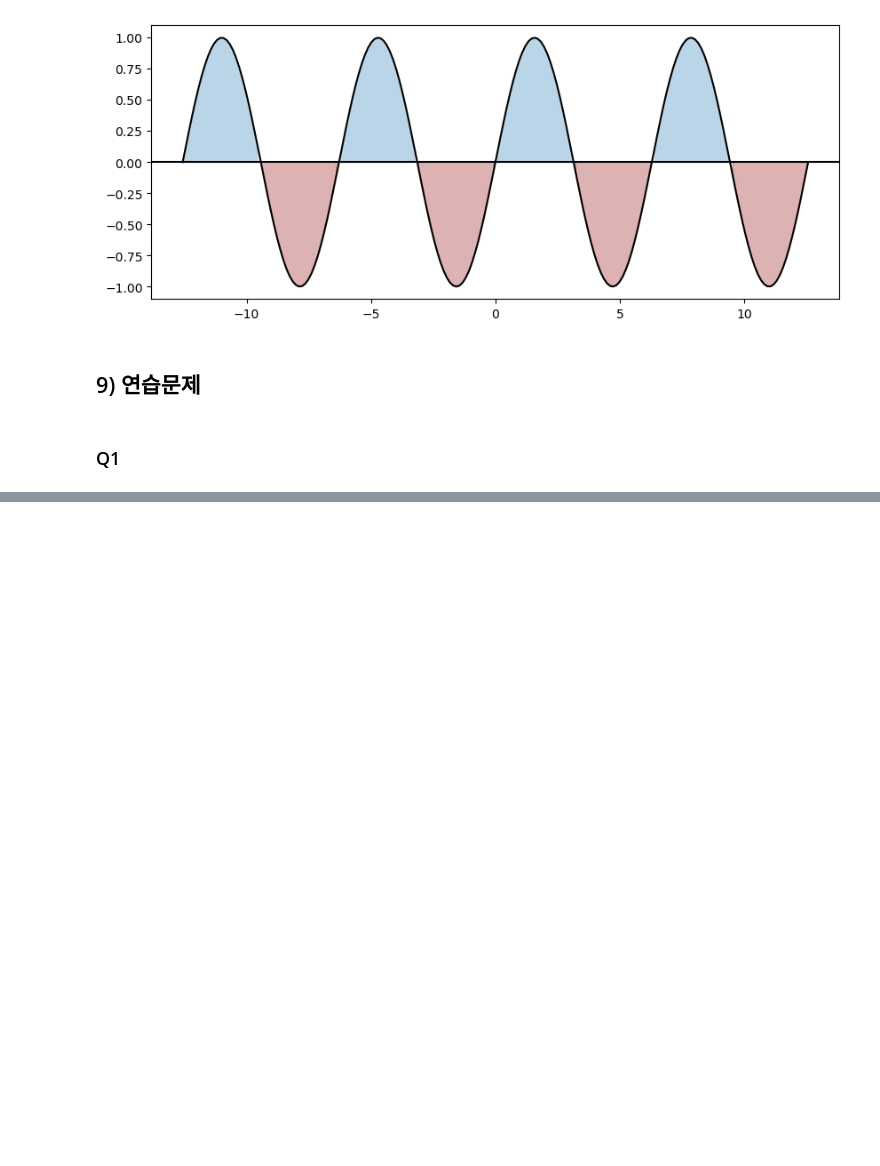
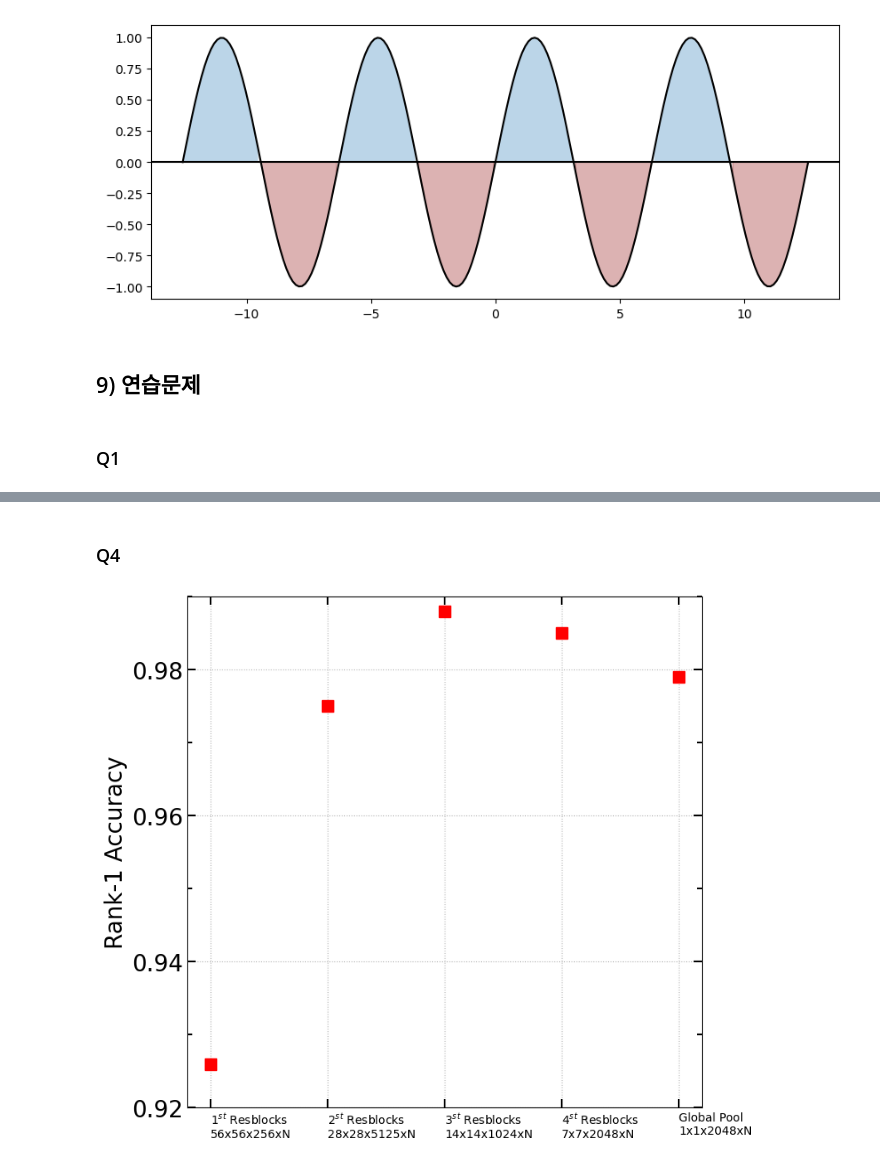
Before and after one commit to scarypillowz/Matplotlib, a Jupyter notebook: graph(1) line plot.ipynb, the cells around one changed output, grey strips where cells are left out. Saved outputs shown, nothing was run; the diff lists cells and outputs as text; code cells hidden in the pictures; blank space fills up the shorter version.

```diff
--- a/graph(1) line plot.ipynb
+++ b/graph(1) line plot.ipynb
@@ -537,0 +612,35 @@ Text(0, 0.5, 'number of types')
+# %% [markdown]
+### Q4
+# %%
+data1 = [.926, .975, .988, .985, .979]
+
+fig, ax = plt.subplots(figsize=(8, 8))
+ax.set_ylim([.92, .99])
+ax.plot(data1, 'sr', markersize=10)
+
+ax.set_ylabel('Rank-1 Accuracy', fontsize=20)
+
+# tick, ticklabel 세팅
+xticks = [i for i in range(5)]
+xtick_labels = [r'$1^{st}$ ' + 'Resblocks' + '\n56x56x256xN',
+                r'$2^{st}$ ' + 'Resblocks' + '\n28x28x5125xN',
+                r'$3^{st}$ ' + 'Resblocks' + '\n14x14x1024xN',
+                r'$4^{st}$ ' + 'Resblocks' + '\n7x7x2048xN',
+                'Global Pool' + '\n1x1x2048xN']
+major_yticks = np.linspace(.92, .98, 4)
+minor_yticks = np.linspace(.92, .99, 8)
+
+ax.set_xticks(xticks)
+ax.set_xticklabels(xtick_labels, ha='left')
+ax.set_yticks(major_yticks)
+ax.set_yticks(minor_yticks, minor=True)
+ax.tick_params(axis='x', labelsize=10)
+ax.tick_params(axis='y', labelsize=20)
+ax.tick_params(which='major', length=7, width=1.5,
+               direction='in', right=True, top=True)
+ax.tick_params(which='minor', length=4, width=1.5,
+               direction='in', right=True)
+
+ax.grid(linestyle=':')
+# %% [output]
+[figure, added]
```
Also changed, not shown: parts of 13 cells of this notebook.
